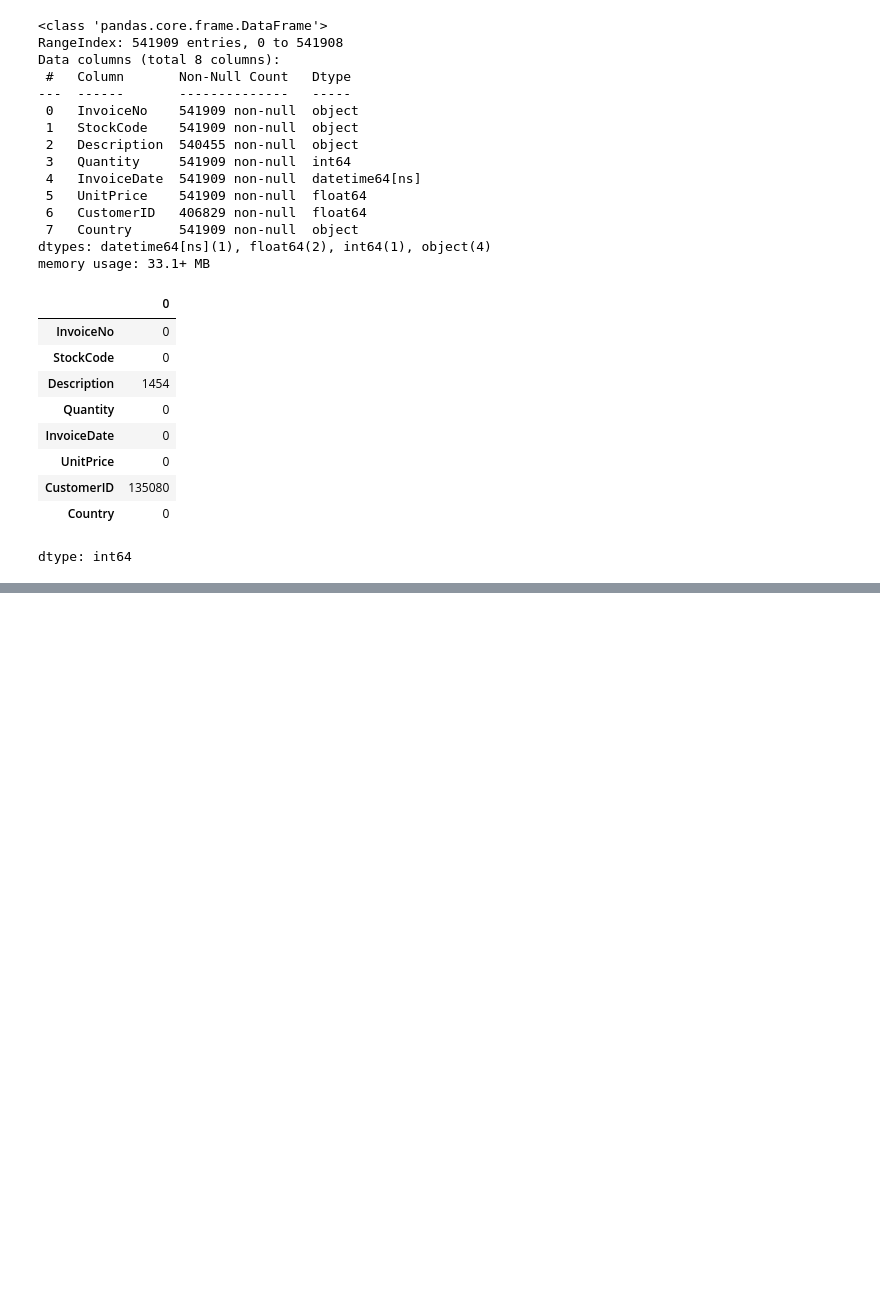
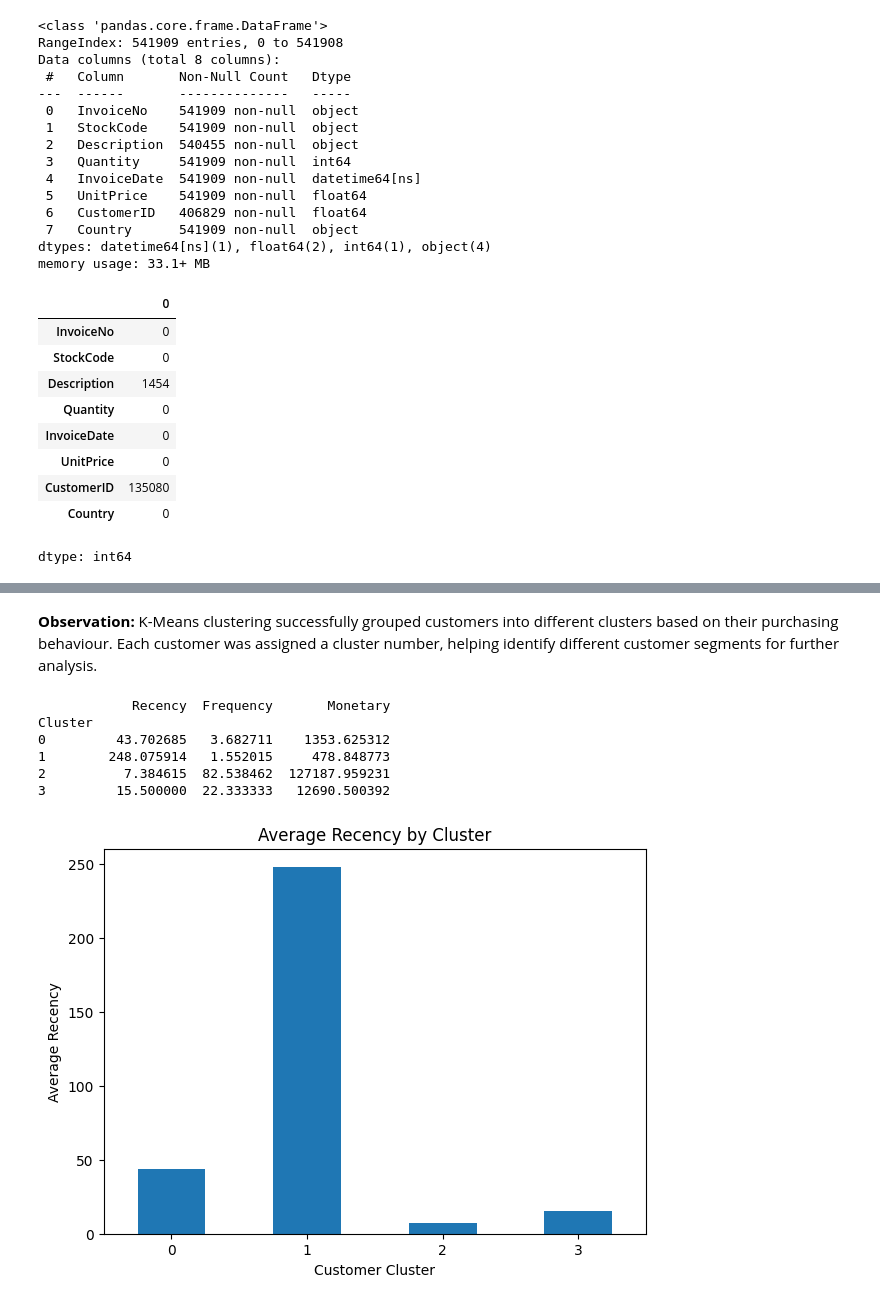
Before and after one commit to poojagupthaa14/OIBSIP, a Jupyter notebook: pooja_2.ipynb, the cells around one changed output, grey strips where cells are left out. Drawn from its saved outputs; the diff is of its cells as text; code cells hidden in the pictures; blank space fills up the shorter version.

```diff
--- a/pooja_2.ipynb
+++ b/pooja_2.ipynb
@@ -57,0 +174,6 @@ dtype: int64
+# %%
+kmeans = KMeans(n_clusters=4, random_state=42, n_init=10)
+
+rfm['Cluster'] = kmeans.fit_predict(rfm_scaled)
+
+rfm.head()
@@ -57,0 +188,23 @@ dtype: int64
+# %% [markdown]
+**Observation:** K-Means clustering successfully grouped customers into different clusters based on their purchasing behaviour. Each customer was assigned a cluster number, helping identify different customer segments for further analysis.
+# %%
+cluster_analysis = rfm.groupby('Cluster')[['Recency', 'Frequency', 'Monetary']].mean()
+
+print(cluster_analysis)
+# %% [output]
+            Recency  Frequency       Monetary
+Cluster
+0         43.702685   3.682711    1353.625312
+1        248.075914   1.552015     478.848773
+2          7.384615  82.538462  127187.959231
+3         15.500000  22.333333   12690.500392
+# %%
+cluster_analysis['Recency'].plot(kind='bar', figsize=(7,5))
+
+plt.title('Average Recency by Cluster')
+plt.xlabel('Customer Cluster')
+plt.ylabel('Average Recency')
+plt.xticks(rotation=0)
+plt.show()
+# %% [output]
+[figure, added]
```
Also changed, not shown: parts of 30 cells of this notebook.
